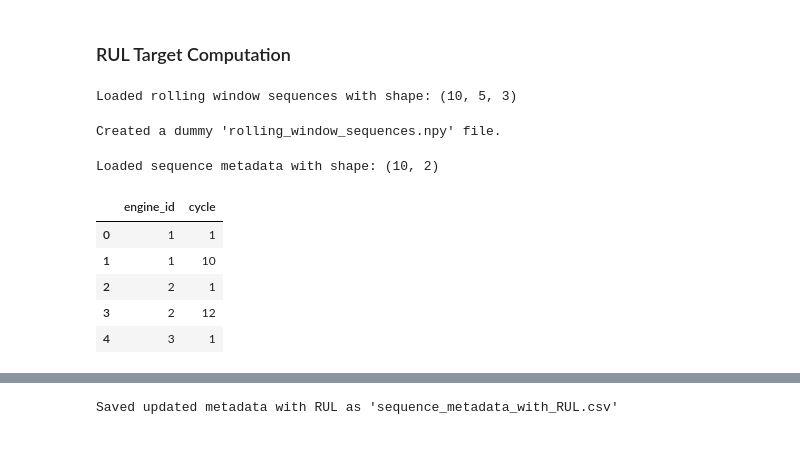
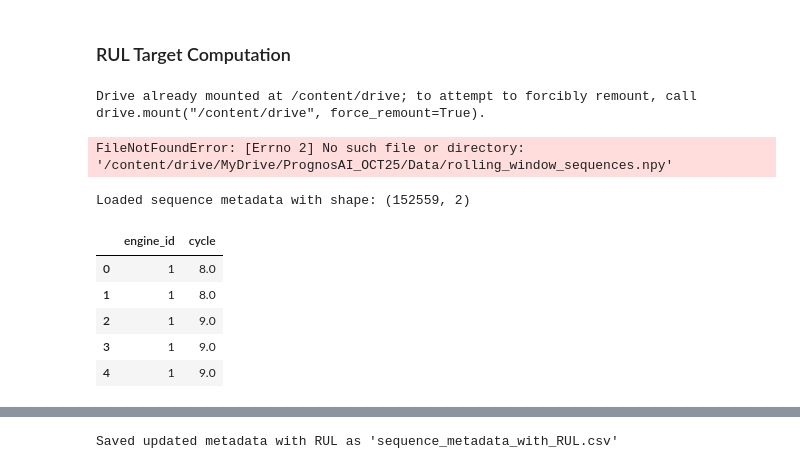
Before and after one commit to springboard135-infosys-intern-oct25/prognosAI-Infosys-intern-project, a Jupyter notebook: RUL_comp.ipynb, the cells around one changed output, grey strips where cells are left out. Drawn from its saved outputs; the diff is of its cells as text; code cells hidden in the pictures.

```diff
--- a/RUL_comp.ipynb
+++ b/RUL_comp.ipynb
@@ -1,31 +1,29 @@
 # %% [markdown]
 ### RUL Target Computation
+# %%
+from google.colab import drive
+drive.mount('/content/drive')
+# %% [output]
+Drive already mounted at /content/drive; to attempt to forcibly remount, call drive.mount("/content/drive", force_remount=True).
 # %%
 import pandas as pd
 import numpy as np
 # %%
 # 1. Load rolling windows sequence (NumPy array)
-sequences = np.load('rolling_window_sequences.npy')
+sequences = np.load('/content/drive/MyDrive/PrognosAI_OCT25/Data/rolling_window_sequences.npy')
 print(f"Loaded rolling window sequences with shape: {sequences.shape}")
 # %% [output]
-Loaded rolling window sequences with shape: (10, 5, 3)
+FileNotFoundError: [Errno 2] No such file or directory: '/content/drive/MyDrive/PrognosAI_OCT25/Data/rolling_window_sequences.npy'
-# %%
-# Create a dummy numpy array and save it as a .npy file
-dummy_sequences = np.random.rand(10, 5, 3) # Example shape, adjust as needed
-np.save('rolling_window_sequences.npy', dummy_sequences)
-print("Created a dummy 'rolling_window_sequences.npy' file.")
-# %% [output]
-Created a dummy 'rolling_window_sequences.npy' file.
 # %%
 # 2. Load sequence metadata (engine_id, cycle)
-metadata_df = pd.read_csv('sequence_metadata.csv')
+metadata_df = pd.read_csv('/content/drive/MyDrive/PrognosAI_OCT25/Data/sequence_metadata.csv')
 print(f"Loaded sequence metadata with shape: {metadata_df.shape}")
 metadata_df.head()
 # %% [output]
-Loaded sequence metadata with shape: (10, 2)
+Loaded sequence metadata with shape: (152559, 2)
 |  | engine_id | cycle |
-| 0 | 1 | 1 |
-| 1 | 1 | 10 |
-| 2 | 2 | 1 |
-| 3 | 2 | 12 |
-| 4 | 3 | 1 |
+| 0 | 1 | 8.0 |
+| 1 | 1 | 8.0 |
+| 2 | 1 | 9.0 |
+| 3 | 1 | 9.0 |
+| 4 | 1 | 9.0 |
```
Also changed, not shown: parts of 8 cells of this notebook.
